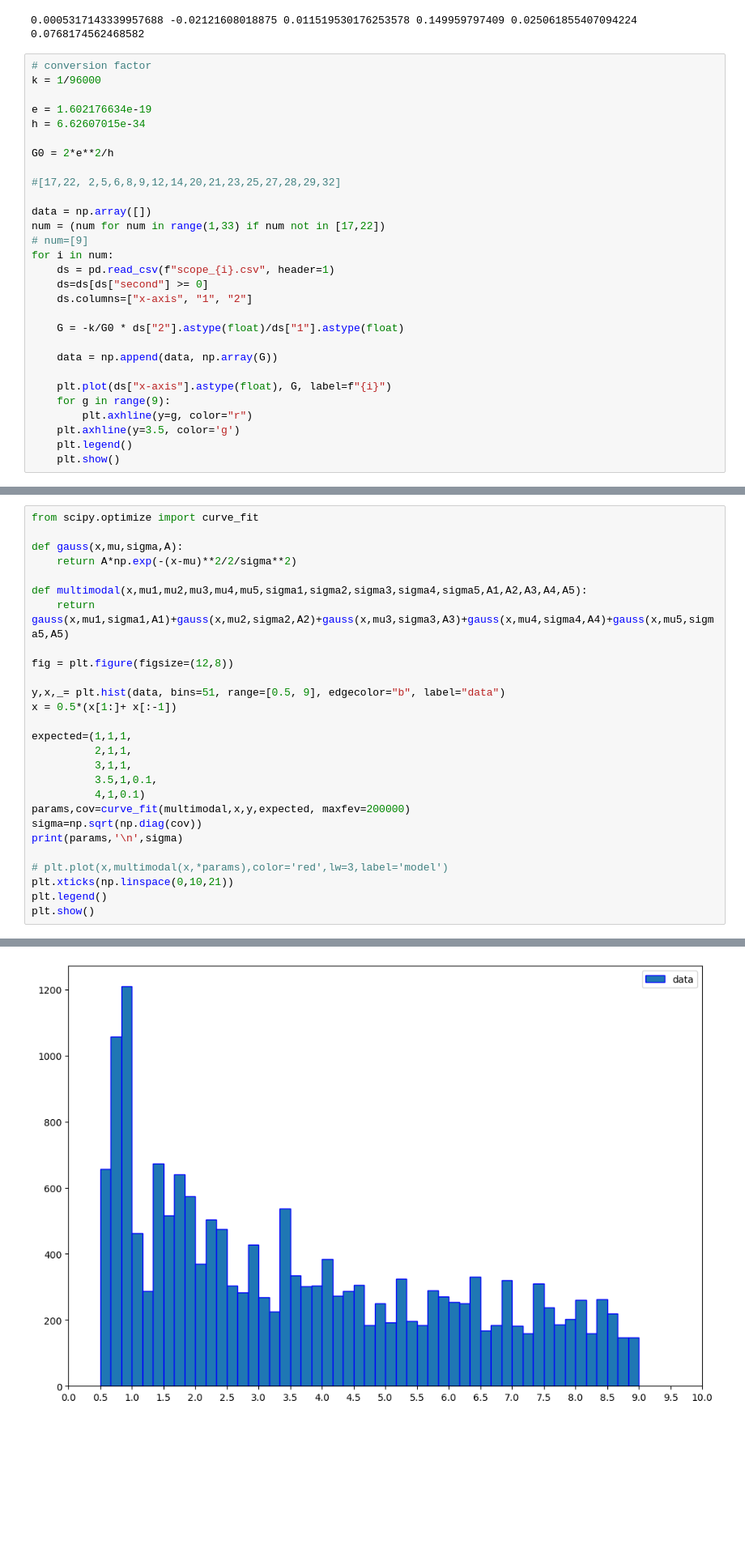
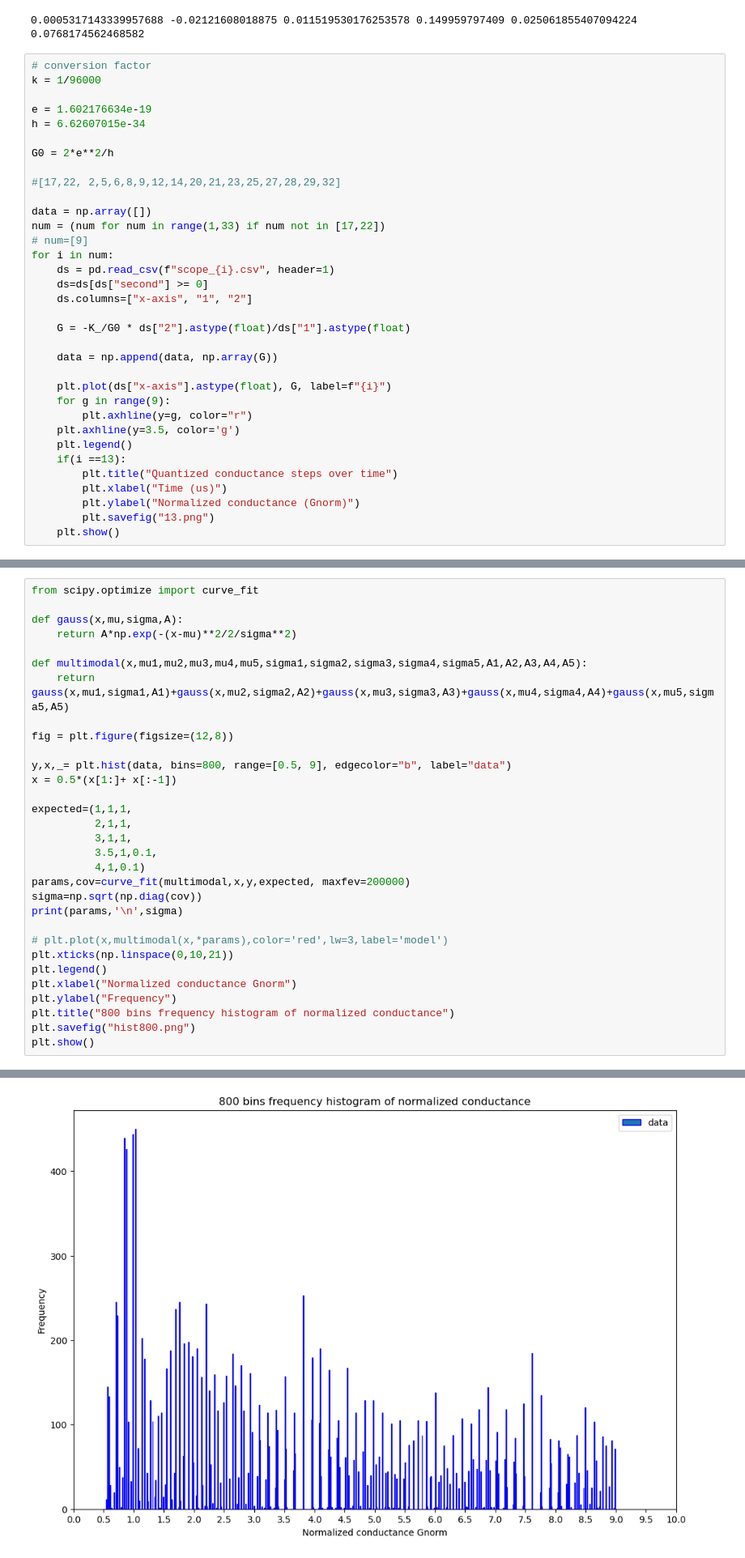
Before and after one commit to iago-rst/qlabs-aalto, a Jupyter notebook: Experiment4_DataAnal.ipynb, the cells around one changed output, grey strips where cells are left out. Shown: that part at 81% size. Cells and saved outputs as stored; diff of their text form; blank space fills up the shorter version.

Commit message:
Update of conversion factor & new images

```diff
--- a/Experiment4_DataAnal.ipynb
+++ b/Experiment4_DataAnal.ipynb
@@ -46,7 +46,7 @@ for i in num:
     ds=ds[ds["second"] >= 0]
     ds.columns=["x-axis", "1", "2"]
 
-    G = -k/G0 * ds["2"].astype(float)/ds["1"].astype(float)
+    G = -K_/G0 * ds["2"].astype(float)/ds["1"].astype(float)
 
     data = np.append(data, np.array(G))
 
@@ -55,5 +55,10 @@ for i in num:
         plt.axhline(y=g, color="r")
     plt.axhline(y=3.5, color='g')
     plt.legend()
+    if(i ==13):
+        plt.title("Quantized conductance steps over time")
+        plt.xlabel("Time (us)")
+        plt.ylabel("Normalized conductance (Gnorm)")
+        plt.savefig("13.png")
     plt.show()
 # %% [output]
@@ -81,7 +86,7 @@ def multimodal(x,mu1,mu2,mu3,mu4,mu5,sigma1,sigma2,sigma3,sigma4,sigma5,A1,A2,A3
 
 fig = plt.figure(figsize=(12,8))
 
-y,x,_= plt.hist(data, bins=51, range=[0.5, 9], edgecolor="b", label="data")
+y,x,_= plt.hist(data, bins=800, range=[0.5, 9], edgecolor="b", label="data")
 x = 0.5*(x[1:]+ x[:-1])
 
 expected=(1,1,1,
@@ -96,5 +101,9 @@ print(params,'\n',sigma)
 # plt.plot(x,multimodal(x,*params),color='red',lw=3,label='model')
 plt.xticks(np.linspace(0,10,21))
 plt.legend()
+plt.xlabel("Normalized conductance Gnorm")
+plt.ylabel("Frequency")
+plt.title("800 bins frequency histogram of normalized conductance")
+plt.savefig("hist800.png")
 plt.show()
 # %% [output]
@@ -105,5 +114,5 @@ plt.show()
  [inf inf inf inf inf inf inf inf inf inf inf inf inf inf inf]
-[figure, old version]
+[figure, new version]
 # %%
 np.linspace(0.25,8.75,18)
 # %% [output]
```
Also changed, not shown: parts of 2 cells of this notebook.
